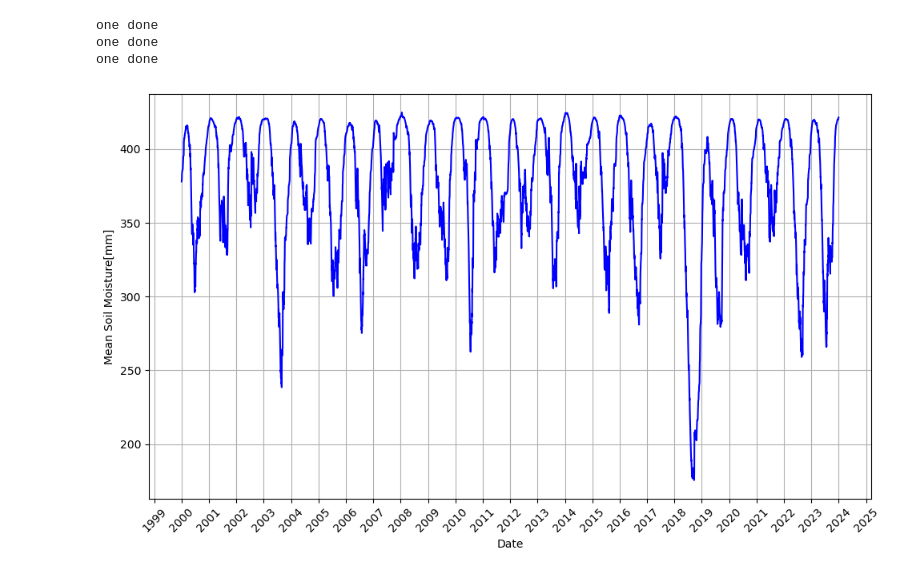
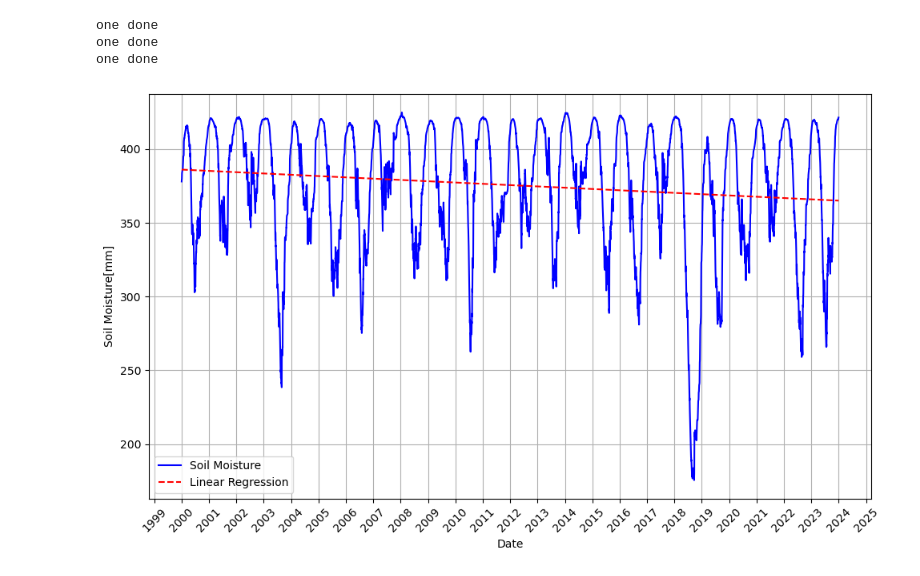
Before and after one commit to justusnoegel/deadwood_prediction, a Jupyter notebook: harz.ipynb, the cells around one changed output. Cells and saved outputs as stored; diff of their text form; code cells hidden in the pictures.

Commit message:
plot export pdf

```diff
--- a/harz.ipynb
+++ b/harz.ipynb
@@ -302,24 +302,57 @@ evapotranspiration_xr = xr.DataArray(evapotranspiration, dims=('time', 'lat', 'l
 # %%
 import matplotlib.pyplot as plt
 import xarray as xr
+import numpy as np
+from sklearn.linear_model import LinearRegression
+import os
 
 # Assuming soil_moisture_xr is your xarray.DataArray
 
 # Calculate the mean along the lat and lon axes (axis=1)
 mean_soil_moisture = soil_moisture_xr.mean(dim=('lat', 'lon'))
 
 # Plot the mean soil moisture
 plt.figure(figsize=(10, 6))
-plt.plot(mean_soil_moisture.time, mean_soil_moisture, color='blue', linestyle='-')
+plt.plot(mean_soil_moisture.time, mean_soil_moisture, color='blue', linestyle='-', label='Soil Moisture')
 plt.xlabel('Date')
-plt.ylabel('Mean Soil Moisture[mm]')
+plt.ylabel('Soil Moisture[mm]')
 plt.xticks(rotation=45)
 
 # Show every year on the x-axis
 plt.gca().xaxis.set_major_locator(plt.matplotlib.dates.YearLocator())
 
+# Extracting time and soil moisture values as numpy arrays
+time_values = mean_soil_moisture.time.values.astype('datetime64[D]').astype(float)  # Converting to float for LinearRegression
+soil_moisture_values = mean_soil_moisture.values
+
+# Fitting a linear regression model
+model = LinearRegression()
+model.fit(time_values.reshape(-1, 1), soil_moisture_values)
+
+# Predicting values using the fitted model
+predicted_values = model.predict(time_values.reshape(-1, 1))
+
+# Plotting the linear regression line
+plt.plot(mean_soil_moisture.time, predicted_values, color='red', linestyle='--', label='Linear Regression')
+
 plt.grid(True)
 plt.tight_layout()
+plt.legend()
+
+# Define the path to the results folder in your cloned GitHub repository
+results_folder_path = "results"
+
+# Check if the results folder exists, if not, create it
+if not os.path.exists(results_folder_path):
+    os.makedirs(results_folder_path)
+
+# Define the filename for the exported image
+image_filename = os.path.join(results_folder_path, "soil_moisture_regression_plot.pdf")
+
+# Export the plot as vector data (PDF)
+plt.savefig(image_filename, format='pdf')
+
+# Show the plot
 plt.show()
 # %% [output]
-[figure, old version]
+[figure, new version]
```
Also changed, not shown: 1 other file.
